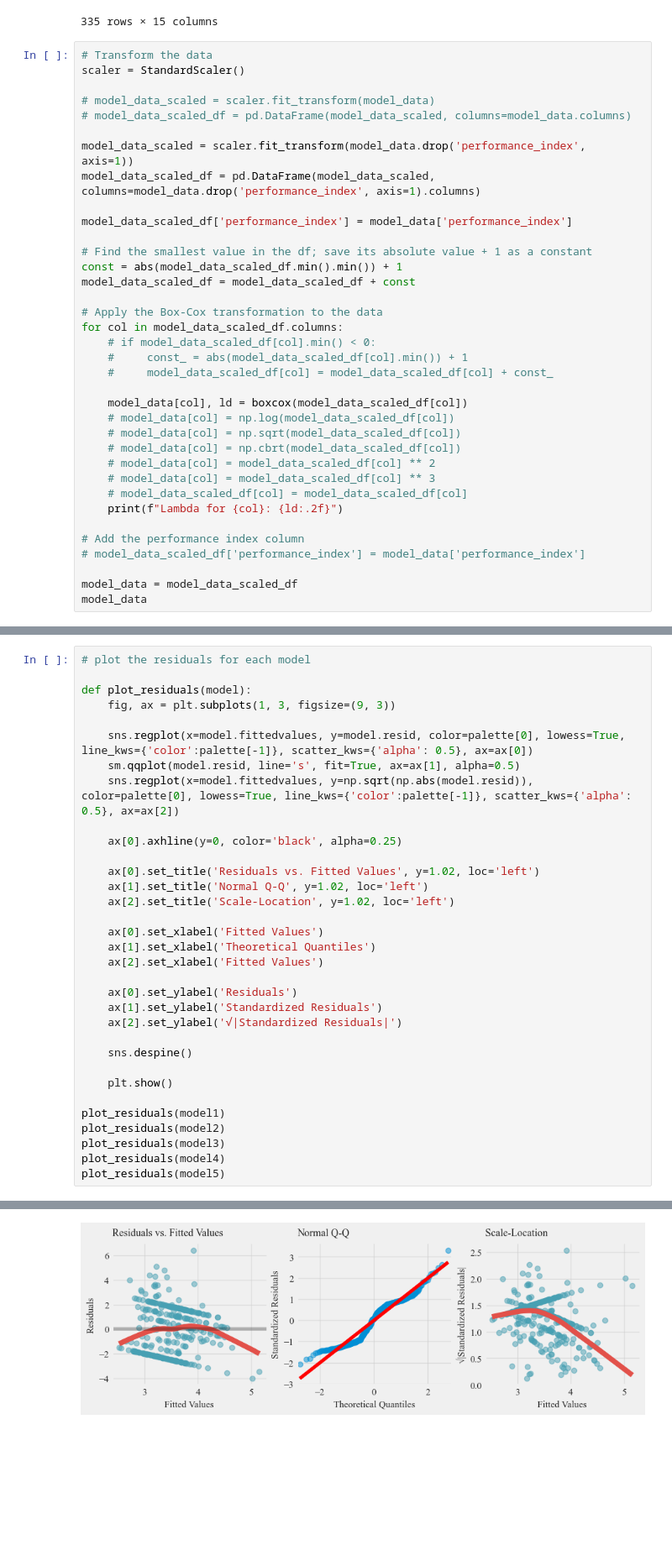
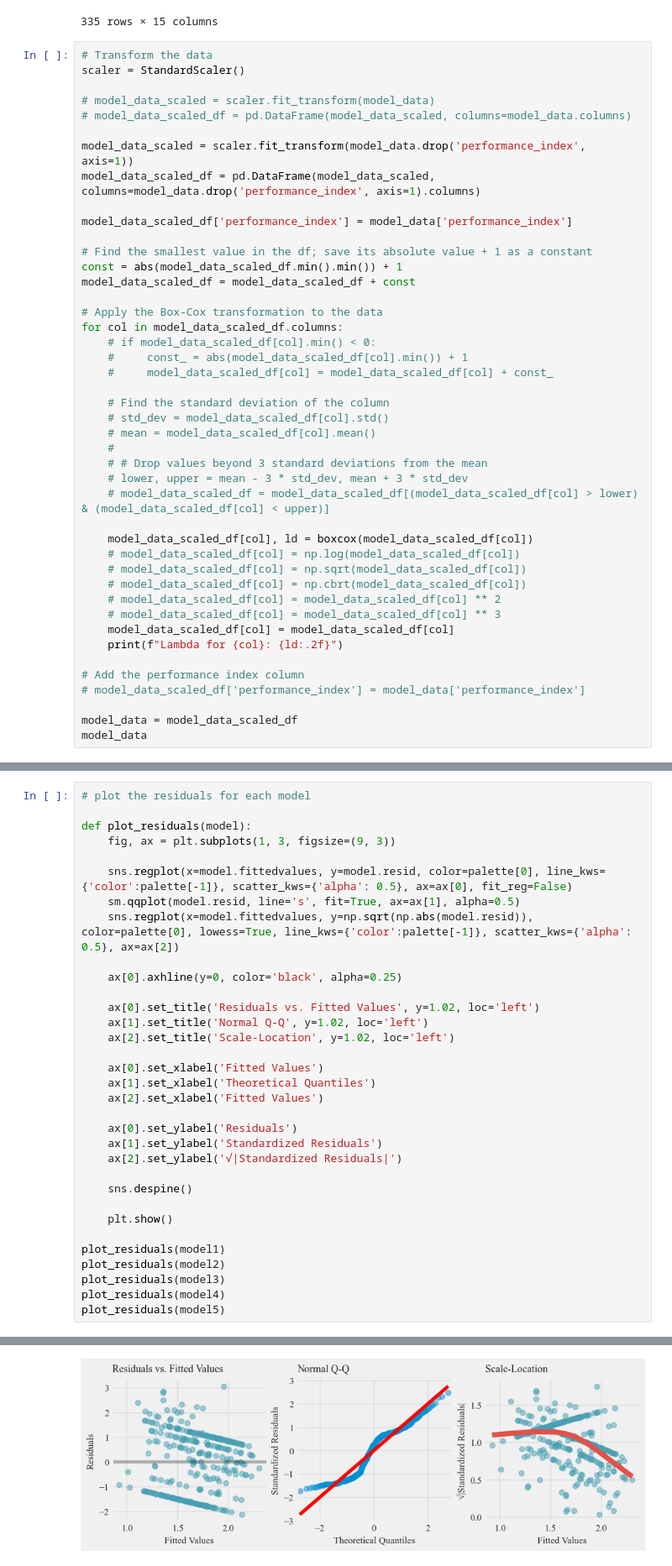
Before and after one commit to StephKisee/narigp-farmer-impact-study, a Jupyter notebook: notebooks/notebook.ipynb, the cells around one changed output, grey strips where cells are left out. Shown at 84% size. Cells and saved outputs as stored; diff of their text form; blank space fills up the shorter version.

```diff
--- a/notebooks/notebook.ipynb
+++ b/notebooks/notebook.ipynb
@@ -854,13 +892,21 @@ for col in model_data_scaled_df.columns:
     #     const_ = abs(model_data_scaled_df[col].min()) + 1
     #     model_data_scaled_df[col] = model_data_scaled_df[col] + const_
 
-    model_data[col], ld = boxcox(model_data_scaled_df[col])
-    # model_data[col] = np.log(model_data_scaled_df[col])
-    # model_data[col] = np.sqrt(model_data_scaled_df[col])
-    # model_data[col] = np.cbrt(model_data_scaled_df[col])
-    # model_data[col] = model_data_scaled_df[col] ** 2
-    # model_data[col] = model_data_scaled_df[col] ** 3
-    # model_data_scaled_df[col] = model_data_scaled_df[col]
+    # Find the standard deviation of the column
+    # std_dev = model_data_scaled_df[col].std()
+    # mean = model_data_scaled_df[col].mean()
+    #
+    # # Drop values beyond 3 standard deviations from the mean
+    # lower, upper = mean - 3 * std_dev, mean + 3 * std_dev
+    # model_data_scaled_df = model_data_scaled_df[(model_data_scaled_df[col] > lower) & (model_data_scaled_df[col] < upper)]
+
+    model_data_scaled_df[col], ld = boxcox(model_data_scaled_df[col])
+    # model_data_scaled_df[col] = np.log(model_data_scaled_df[col])
+    # model_data_scaled_df[col] = np.sqrt(model_data_scaled_df[col])
+    # model_data_scaled_df[col] = np.cbrt(model_data_scaled_df[col])
+    # model_data_scaled_df[col] = model_data_scaled_df[col] ** 2
+    # model_data_scaled_df[col] = model_data_scaled_df[col] ** 3
+    model_data_scaled_df[col] = model_data_scaled_df[col]
     print(f"Lambda for {col}: {ld:.2f}")
 
 # Add the performance index column
@@ -1125,7 +1196,7 @@ Breusch-Pagan Test for Homoscedasticity (Model 5): Statistic = 26.2303, p-value
 def plot_residuals(model):
     fig, ax = plt.subplots(1, 3, figsize=(9, 3))
 
-    sns.regplot(x=model.fittedvalues, y=model.resid, color=palette[0], lowess=True, line_kws={'color':palette[-1]}, scatter_kws={'alpha': 0.5}, ax=ax[0])
+    sns.regplot(x=model.fittedvalues, y=model.resid, color=palette[0], line_kws={'color':palette[-1]}, scatter_kws={'alpha': 0.5}, ax=ax[0], fit_reg=False)
     sm.qqplot(model.resid, line='s', fit=True, ax=ax[1], alpha=0.5)
     sns.regplot(x=model.fittedvalues, y=np.sqrt(np.abs(model.resid)), color=palette[0], lowess=True, line_kws={'color':palette[-1]}, scatter_kws={'alpha': 0.5}, ax=ax[2])
 
@@ -1160,4 +1231,4 @@ plot_residuals(model5)
-[figure, old version]
+[figure, new version]
 # %%
 # Create a single figure
 fig, ax = plt.subplots(1,2, figsize=(8, 4), gridspec_kw={'wspace': 0.1})
```
Also changed, not shown: parts of 9 cells of this notebook, 1 other file.
